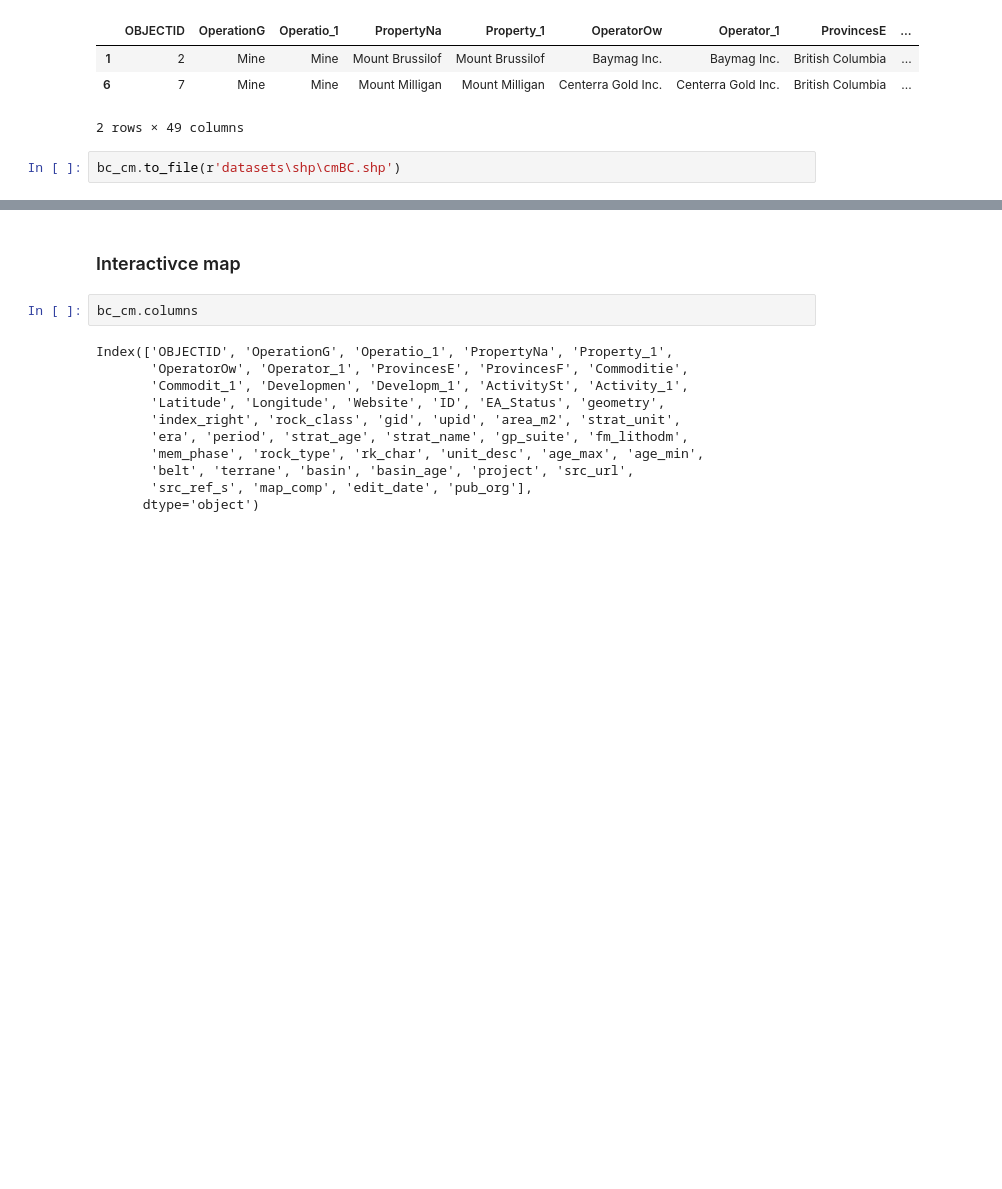
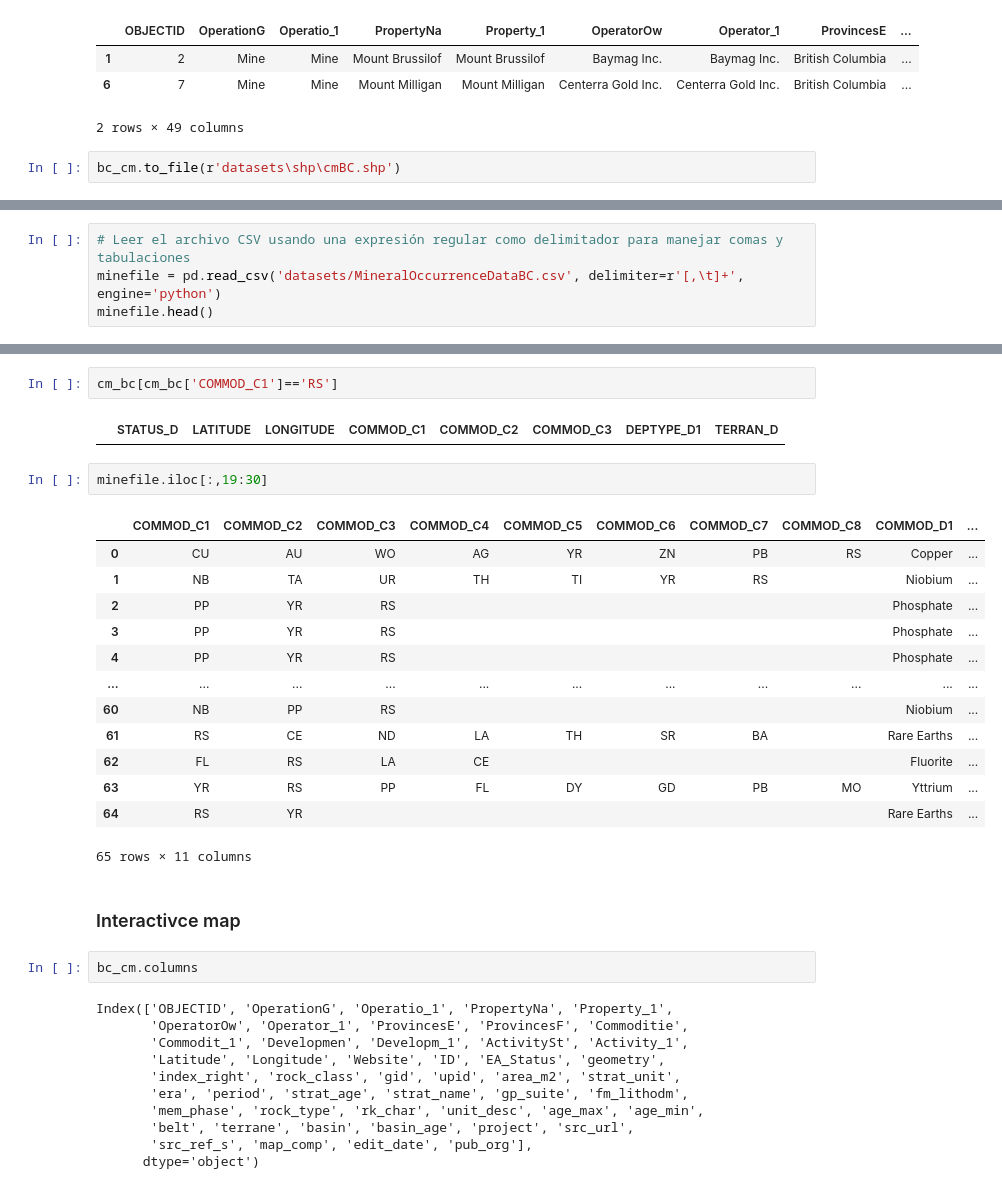
Before and after one commit to cvillarragamo/Tech_Treasures_Challenge, a Jupyter notebook: 1_Data_Collection_Cleaning.ipynb, the cells around one changed output, grey strips where cells are left out. Drawn from its saved outputs; the diff is of its cells as text; blank space fills up the shorter version.

```diff
--- a/1_Data_Collection_Cleaning.ipynb
+++ b/1_Data_Collection_Cleaning.ipynb
@@ -124,0 +172,4 @@ bc_cm.to_file(r'datasets\shp\cmBC.shp')
+# %%
+# Leer el archivo CSV usando una expresión regular como delimitador para manejar comas y tabulaciones
+minefile = pd.read_csv('datasets/MineralOccurrenceDataBC.csv', delimiter=r'[,\t]+', engine='python')
+minefile.head()
@@ -125,3 +203,23 @@ bc_cm.to_file(r'datasets\shp\cmBC.shp')
+# %%
+cm_bc[cm_bc['COMMOD_C1']=='RS']
+# %% [output]
+|  | STATUS_D | LATITUDE | LONGITUDE | COMMOD_C1 | COMMOD_C2 | COMMOD_C3 | DEPTYPE_D1 | TERRAN_D |
+# %%
+minefile.iloc[:,19:30]
+# %% [output]
+|  | COMMOD_C1 | COMMOD_C2 | COMMOD_C3 | COMMOD_C4 | COMMOD_C5 | COMMOD_C6 | COMMOD_C7 | COMMOD_C8 | COMMOD_D1 | ... |
+| 0 | CU | AU | WO | AG | YR | ZN | PB | RS | Copper | ... |
+| 1 | NB | TA | UR | TH | TI | YR | RS |  | Niobium | ... |
+| 2 | PP | YR | RS |  |  |  |  |  | Phosphate | ... |
+| 3 | PP | YR | RS |  |  |  |  |  | Phosphate | ... |
+| 4 | PP | YR | RS |  |  |  |  |  | Phosphate | ... |
+| ... | ... | ... | ... | ... | ... | ... | ... | ... | ... | ... |
+| 60 | NB | PP | RS |  |  |  |  |  | Niobium | ... |
+| 61 | RS | CE | ND | LA | TH | SR | BA |  | Rare Earths | ... |
+| 62 | FL | RS | LA | CE |  |  |  |  | Fluorite | ... |
+| 63 | YR | RS | PP | FL | DY | GD | PB | MO | Yttrium | ... |
+| 64 | RS | YR |  |  |  |  |  |  | Rare Earths | ... |
+65 rows × 11 columns
 # %% [markdown]
 ### Interactivce map
 # %%
```
Also changed, not shown: parts of 8 cells of this notebook.
